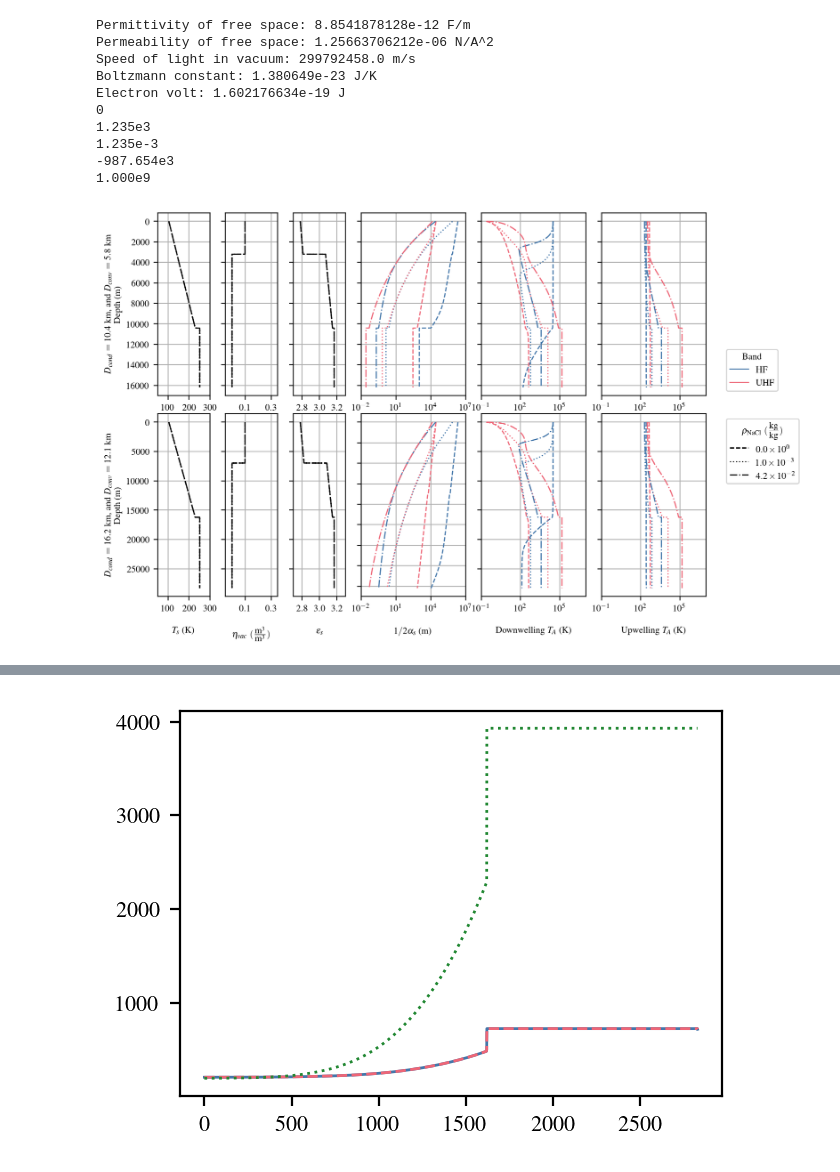
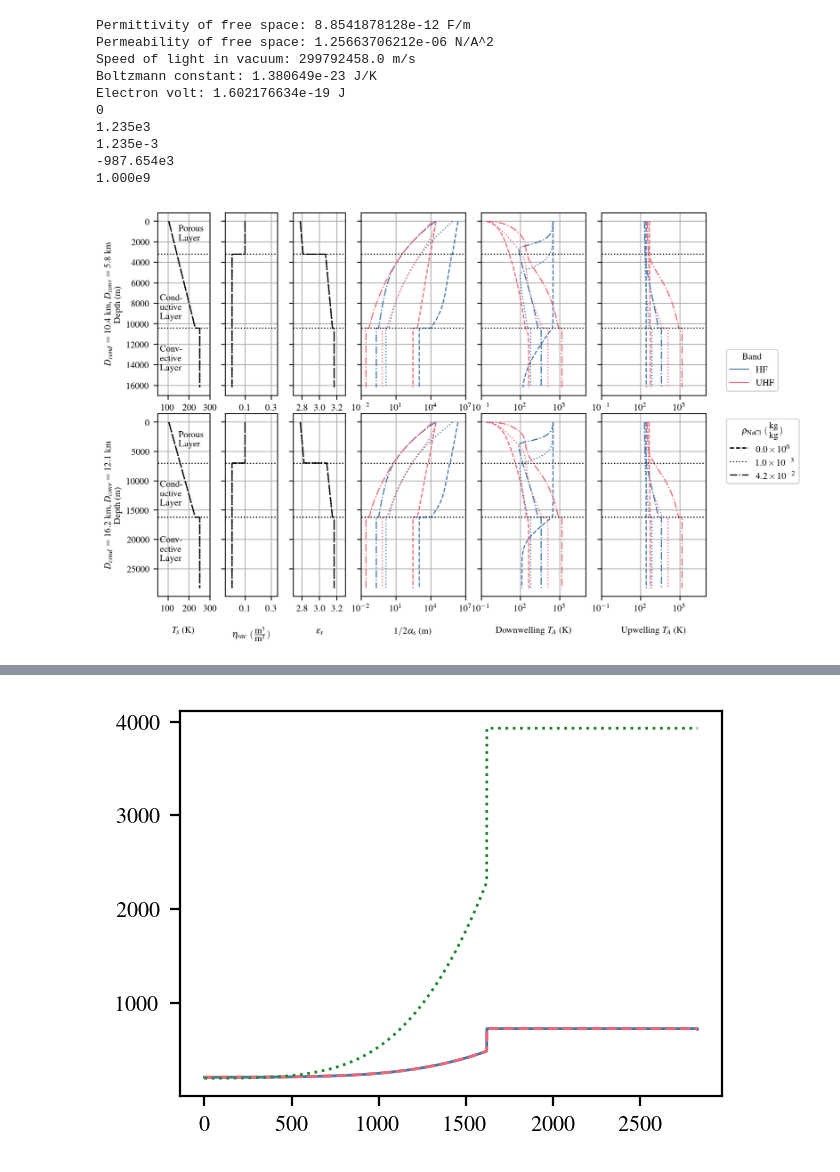
Before and after one commit to JSahliCU/Europan-Cryosphere-Puck-Estimator, a Jupyter notebook: plot_cryosphere_model_comparisons.ipynb, the cells around one changed output, grey strips where cells are left out. Saved outputs shown, nothing was run; the diff lists cells and outputs as text; code cells hidden in the pictures.

Commit message:
Added porous, cond, and convective zones

```diff
--- a/plot_cryosphere_model_comparisons.ipynb
+++ b/plot_cryosphere_model_comparisons.ipynb
@@ -109,11 +109,10 @@ from pucks_to_penetrate_cryosphere import calc_path_loss
 for df in [rho_salt0_df, rho_salt1eN5_df, rho_salt1eN3_df, rho_salt4p2eN2_df, maxD_rho_salt0_df, maxD_rho_salt1eN3_df, maxD_rho_salt4p2eN2_df]:
     alpha_low_band = np.zeros(len(df))
     alpha_high_band = np.zeros(len(df))
-    for d in np.arange(len(rho_salt0_df)):
+    for d in np.arange(len(df)):
         epsilon_s_prime = df.loc[d]['epsilon_s_prime']
         epsilon_s_primeprime = df.loc[d]['epsilon_s_primeprime']
         sigma_s = df.loc[d]['sigma_s']
-        temperature_ice = df.loc[d]['Temperature (K)']
 
         alpha_low_band[d] = calc_path_loss(2 * np.pi * 5.373e6, epsilon_s_prime, epsilon_s_primeprime, sigma_s)
         alpha_high_band[d] = calc_path_loss(2 * np.pi * 413e6, epsilon_s_prime, epsilon_s_primeprime, sigma_s)
@@ -168,13 +167,13 @@ for i in range(len(rho_salt_list_of_dfs)):
 
     # Temperature
     ax[0, 0].plot(df['Temperature (K)'], df['Depth (m)'], c='black', linestyle=linestyle_cycler[i])
-    ax[0, 0].set_ylabel(r'$D_{cond}=10.4\textrm{ km}$, and $D_{conv}=5.8\textrm{ km}$' '\n' 'Depth (m)')
+    ax[0, 0].set_ylabel(r'$D_{cond}=10.4\textrm{ km}$, $D_{conv}=5.8\textrm{ km}$' '\n' 'Depth (m)')
     ax[0, 0].set_xlim(50, 300)
     ax[0, 0].set_xticks([100, 200, 300])
 
     ax[1, 0].plot(max_df['Temperature (K)'], max_df['Depth (m)'], c='black', linestyle=linestyle_cycler[i])
     ax[1, 0].set_xlabel('$T_s$ (K)', labelpad=12)
-    ax[1, 0].set_ylabel(r'$D_{cond}=16.2\textrm{ km}$, and $D_{conv}=12.1\textrm{ km}$' '\n' 'Depth (m)')
+    ax[1, 0].set_ylabel(r'$D_{cond}=16.2\textrm{ km}$, $D_{conv}=12.1\textrm{ km}$' '\n' 'Depth (m)')
     ax[1, 0].set_xlim(50, 300)
     ax[1, 0].set_xticks([100, 200, 300])
 
@@ -221,31 +220,54 @@ for i in range(len(rho_salt_list_of_dfs)):
     ax[1, 4].set_xscale('log')
     ax[1, 4].set_xlim(10**-1, 10**7)
 
 
     # Upwelling T A
     ax[0, 5].plot(df['T_A Upwelling Low Band (K)'], df['Depth (m)'], c=color_cycler[0], linestyle=linestyle_cycler[i])
     ax[0, 5].plot(df['T_A Upwelling High Band (K)'], df['Depth (m)'], c=color_cycler[1], linestyle=linestyle_cycler[i])
     ax[0, 5].set_xscale('log')
     ax[0, 5].set_xlim(10**-1, 10**7)
 
     ax[1, 5].plot(max_df['T_A Upwelling Low Band (K)'], max_df['Depth (m)'], c=color_cycler[0], linestyle=linestyle_cycler[i])
     ax[1, 5].plot(max_df['T_A Upwelling High Band (K)'], max_df['Depth (m)'], c=color_cycler[1], linestyle=linestyle_cycler[i])
     ax[1, 5].set_xlabel('Upwelling $T_A$ (K)', labelpad=12)
     ax[1, 5].set_xscale('log')
     ax[1, 5].set_xlim(10**-1, 10**7)
 
 # Create a combined legend with color and linestyle legends
 axs[6].legend(color_legend, color_labels, title='Band', loc='lower left')
 axs[13].legend(linestyle_legend, linestyle_labels, title=r'$\rho_{\rm{NaCl}}$ $(\frac{\textrm{kg}}{\textrm{kg}})$', loc='upper left')
 
 # axs[7].legend()
 
 for i in np.arange(number_of_plots):
     axs[i].grid(True)
     axs[i].invert_yaxis()
     if i != 0 and i != 7:
         axs[i].set_yticklabels([])
     if i==6 or i==13:
         axs[i].axis('off')
+    else:
+        if i < 7:
+            brittle_depth = 3.2e3
+            cond_depth = 10.4e3
+            # Add horizontal dotted line at specific depth
+            axs[i].axhline(brittle_depth, color='black', linestyle=':', linewidth=1)
+            axs[i].axhline(cond_depth, color='black', linestyle=':', linewidth=1)
+            # Add label for the horizontal line
+            if i == 0:
+                axs[i].text(axs[i].get_xlim()[1] - 150, brittle_depth - 2e3, 'Porous\nLayer', va='center', ha='left', color='black')
+                axs[i].text(axs[i].get_xlim()[0] + 10, cond_depth - 2e3, 'Cond-\nuctive\nLayer', va='center', ha='left', color='black')
+                axs[i].text(axs[i].get_xlim()[0] + 10, cond_depth + 3e3, 'Conv-\nective\nLayer', va='center', ha='left', color='black')
+        else:
+            brittle_depth =  0.43*16.2e3
+            cond_depth = 16.2e3
+            # Add horizontal dotted line at specific depth
+            axs[i].axhline(brittle_depth, color='black', linestyle=':', linewidth=1)
+            axs[i].axhline(cond_depth, color='black', linestyle=':', linewidth=1)
+            # Add label for the horizontal line
+            if i==7:
+                axs[i].text(axs[i].get_xlim()[1] - 150, brittle_depth - 4e3, 'Porous\nLayer', va='center', ha='left', color='black')
+                axs[i].text(axs[i].get_xlim()[0] + 10, cond_depth - 4e3, 'Cond-\nuctive\nLayer', va='center', ha='left', color='black')
+                axs[i].text(axs[i].get_xlim()[0] + 10, cond_depth + 5.5e3,'Conv-\nective\nLayer', va='center', ha='left', color='black')
 # %% [output]
-[figure, old version]
+[figure, new version]
```
Also changed, not shown: parts of 1 cell of this notebook, 1 other file.
